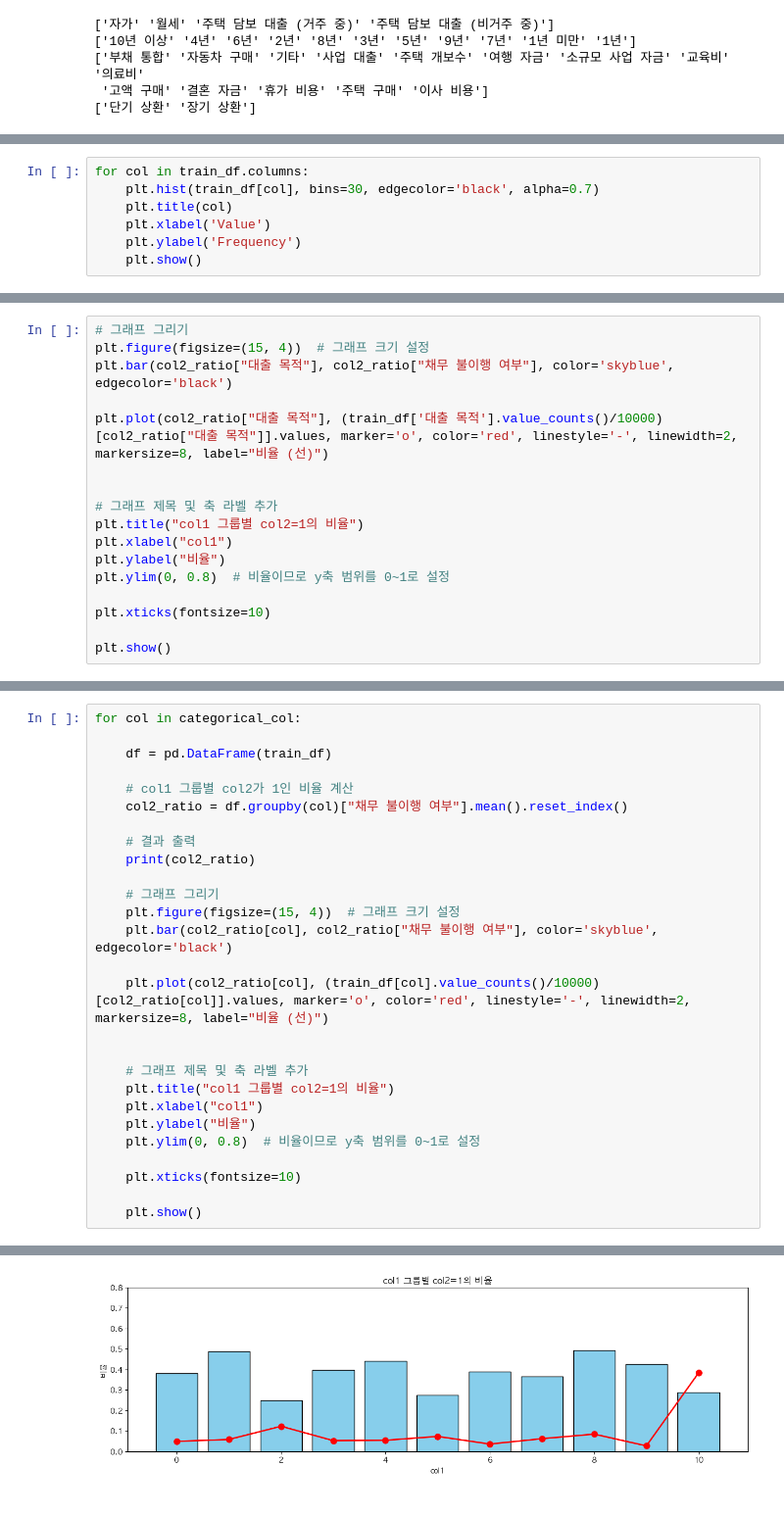
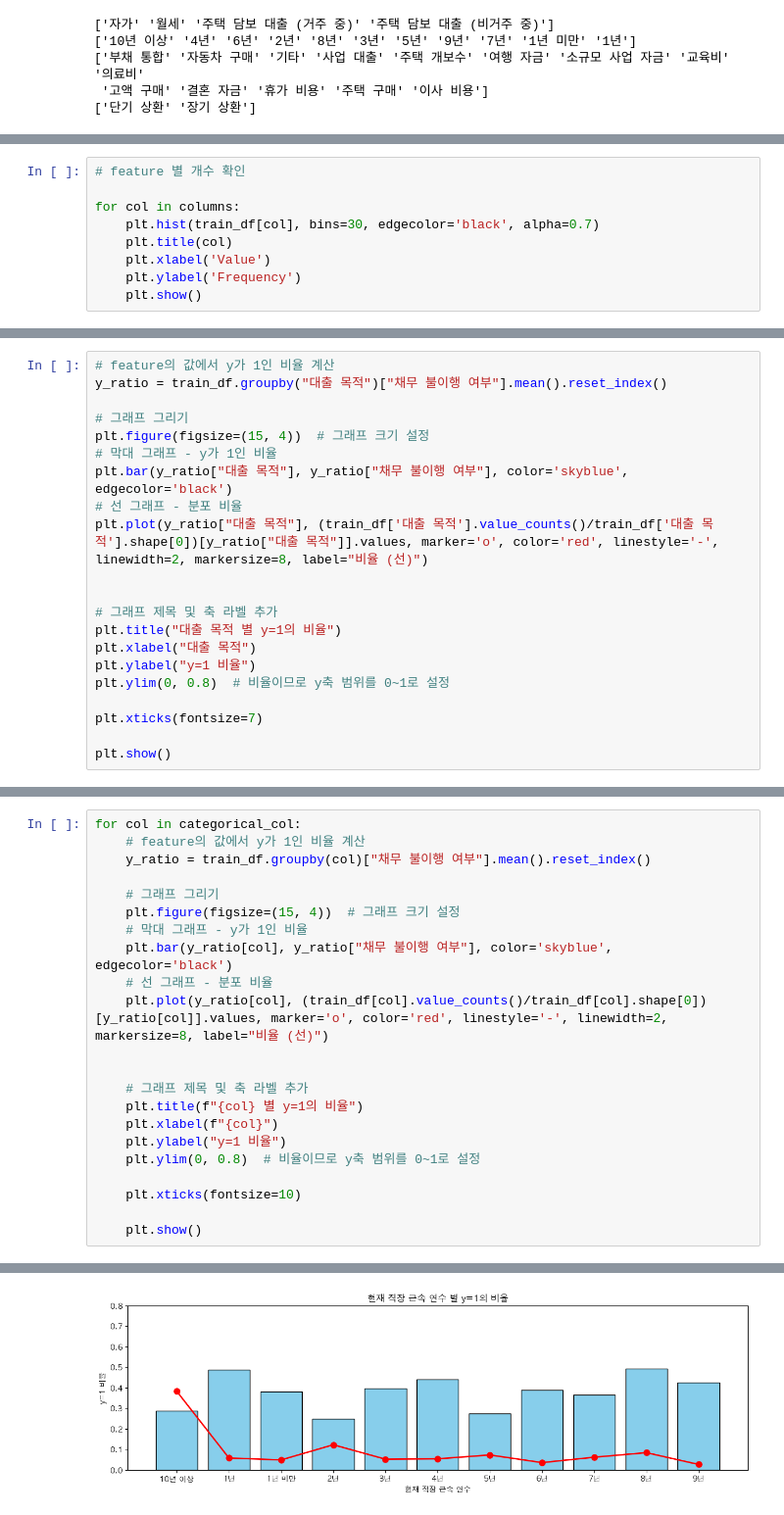
Before and after one commit to Corsair-1bil/test, a Jupyter notebook: 시각화.ipynb, the cells around one changed output, grey strips where cells are left out. Shown: that part at 98% size. Saved outputs shown, nothing was run; the diff lists cells and outputs as text.

```diff
--- a/시각화.ipynb
+++ b/시각화.ipynb
@@ -49,7 +54,9 @@ font_prop = fm.FontProperties(fname=font_path)
 # 폰트 적용
 plt.rc('font', family=font_prop.get_name())
 # %%
-for col in train_df.columns:
+# feature 별 개수 확인
+
+for col in columns:
     plt.hist(train_df[col], bins=30, edgecolor='black', alpha=0.7)
     plt.title(col)
     plt.xlabel('Value')
@@ -82,18 +79,22 @@ print(col2_ratio)
 # %%
+# feature의 값에서 y가 1인 비율 계산
+y_ratio = train_df.groupby("대출 목적")["채무 불이행 여부"].mean().reset_index()
+
 # 그래프 그리기
 plt.figure(figsize=(15, 4))  # 그래프 크기 설정
-plt.bar(col2_ratio["대출 목적"], col2_ratio["채무 불이행 여부"], color='skyblue', edgecolor='black')
-
-plt.plot(col2_ratio["대출 목적"], (train_df['대출 목적'].value_counts()/10000)[col2_ratio["대출 목적"]].values, marker='o', color='red', linestyle='-', linewidth=2, markersize=8, label="비율 (선)")
+# 막대 그래프 - y가 1인 비율
+plt.bar(y_ratio["대출 목적"], y_ratio["채무 불이행 여부"], color='skyblue', edgecolor='black')
+# 선 그래프 - 분포 비율
+plt.plot(y_ratio["대출 목적"], (train_df['대출 목적'].value_counts()/train_df['대출 목적'].shape[0])[y_ratio["대출 목적"]].values, marker='o', color='red', linestyle='-', linewidth=2, markersize=8, label="비율 (선)")
 
 
 # 그래프 제목 및 축 라벨 추가
-plt.title("col1 그룹별 col2=1의 비율")
-plt.xlabel("col1")
-plt.ylabel("비율")
+plt.title("대출 목적 별 y=1의 비율")
+plt.xlabel("대출 목적")
+plt.ylabel("y=1 비율")
 plt.ylim(0, 0.8)  # 비율이므로 y축 범위를 0~1로 설정
 
-plt.xticks(fontsize=10)
+plt.xticks(fontsize=7)
 
 plt.show()
 # %% [output]
@@ -119,26 +121,21 @@ train_df['대출 목적'].value_counts()[col2_ratio["대출 목적"]].values
 Name: count, dtype: int64
 # %%
 for col in categorical_col:
-
-    df = pd.DataFrame(train_df)
-
-    # col1 그룹별 col2가 1인 비율 계산
-    col2_ratio = df.groupby(col)["채무 불이행 여부"].mean().reset_index()
-
-    # 결과 출력
-    print(col2_ratio)
+    # feature의 값에서 y가 1인 비율 계산
+    y_ratio = train_df.groupby(col)["채무 불이행 여부"].mean().reset_index()
 
     # 그래프 그리기
     plt.figure(figsize=(15, 4))  # 그래프 크기 설정
-    plt.bar(col2_ratio[col], col2_ratio["채무 불이행 여부"], color='skyblue', edgecolor='black')
-
-    plt.plot(col2_ratio[col], (train_df[col].value_counts()/10000)[col2_ratio[col]].values, marker='o', color='red', linestyle='-', linewidth=2, markersize=8, label="비율 (선)")
+    # 막대 그래프 - y가 1인 비율
+    plt.bar(y_ratio[col], y_ratio["채무 불이행 여부"], color='skyblue', edgecolor='black')
+    # 선 그래프 - 분포 비율
+    plt.plot(y_ratio[col], (train_df[col].value_counts()/train_df[col].shape[0])[y_ratio[col]].values, marker='o', color='red', linestyle='-', linewidth=2, markersize=8, label="비율 (선)")
 
 
     # 그래프 제목 및 축 라벨 추가
-    plt.title("col1 그룹별 col2=1의 비율")
-    plt.xlabel("col1")
-    plt.ylabel("비율")
+    plt.title(f"{col} 별 y=1의 비율")
+    plt.xlabel(f"{col}")
+    plt.ylabel("y=1 비율")
     plt.ylim(0, 0.8)  # 비율이므로 y축 범위를 0~1로 설정
 
     plt.xticks(fontsize=10)
@@ -166 +146 @@ for col in categorical_col:
-[figure, old version]
+[figure, new version]
```
Also changed, not shown: parts of 14 cells of this notebook, 1 other file.
